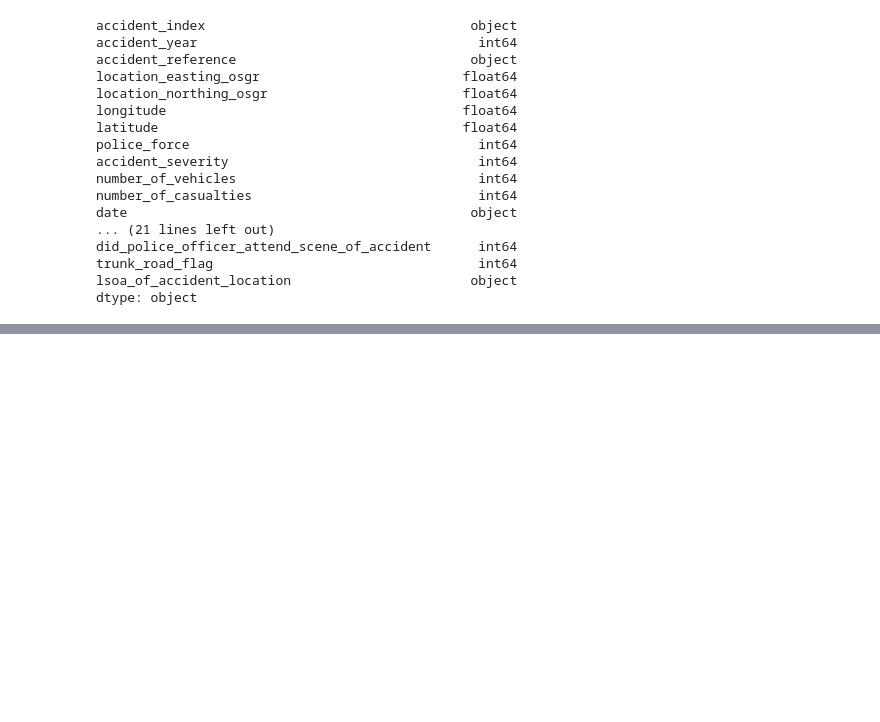
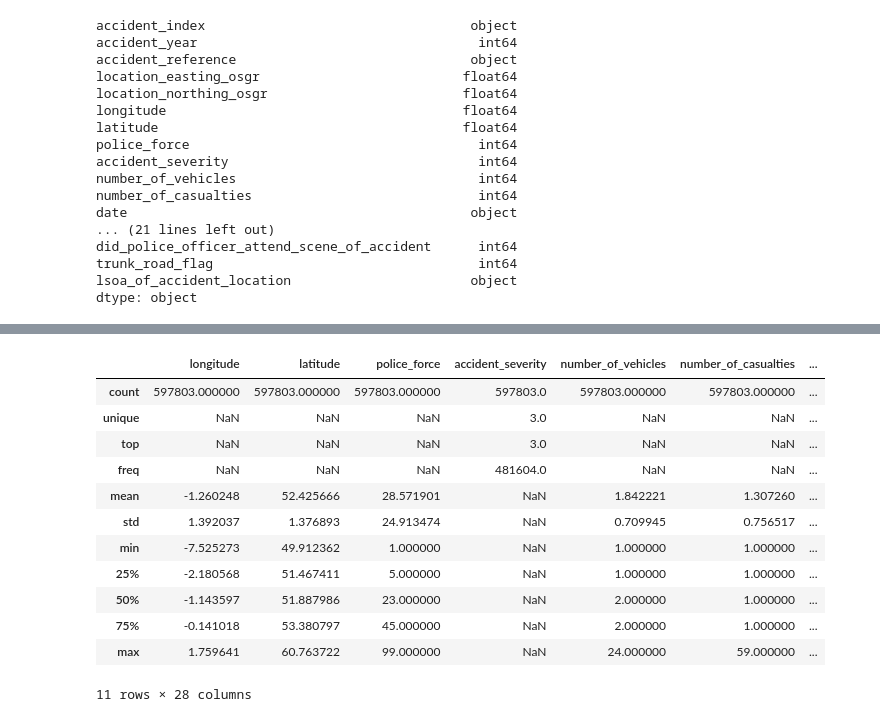
Before and after one commit to BishengChen/AZML, a Jupyter notebook: roadsafety_accident.ipynb, the cells around one changed output, grey strips where cells are left out. Saved outputs shown, nothing was run; the diff lists cells and outputs as text; code cells hidden in the pictures; blank space fills up the shorter version.

```diff
--- a/roadsafety_accident.ipynb
+++ b/roadsafety_accident.ipynb
@@ -282,0 +401,2 @@ Name: time, Length: 597973, dtype: object
+# %%
+dfselect=dfselect.drop(['date','accident_year'],axis=1)
@@ -282,0 +418,16 @@ Name: time, Length: 597973, dtype: object
+# %%
+dfselect.describe(include='all')
+# %% [output]
+|  | longitude | latitude | police_force | accident_severity | number_of_vehicles | number_of_casualties | ... |
+| count | 597803.000000 | 597803.000000 | 597803.000000 | 597803.0 | 597803.000000 | 597803.000000 | ... |
+| unique | NaN | NaN | NaN | 3.0 | NaN | NaN | ... |
+| top | NaN | NaN | NaN | 3.0 | NaN | NaN | ... |
+| freq | NaN | NaN | NaN | 481604.0 | NaN | NaN | ... |
+| mean | -1.260248 | 52.425666 | 28.571901 | NaN | 1.842221 | 1.307260 | ... |
+| std | 1.392037 | 1.376893 | 24.913474 | NaN | 0.709945 | 0.756517 | ... |
+| min | -7.525273 | 49.912362 | 1.000000 | NaN | 1.000000 | 1.000000 | ... |
+| 25% | -2.180568 | 51.467411 | 5.000000 | NaN | 1.000000 | 1.000000 | ... |
+| 50% | -1.143597 | 51.887986 | 23.000000 | NaN | 2.000000 | 1.000000 | ... |
+| 75% | -0.141018 | 53.380797 | 45.000000 | NaN | 2.000000 | 1.000000 | ... |
+| max | 1.759641 | 60.763722 | 99.000000 | NaN | 24.000000 | 59.000000 | ... |
+11 rows × 28 columns
```
Also changed, not shown: parts of 37 cells of this notebook.
